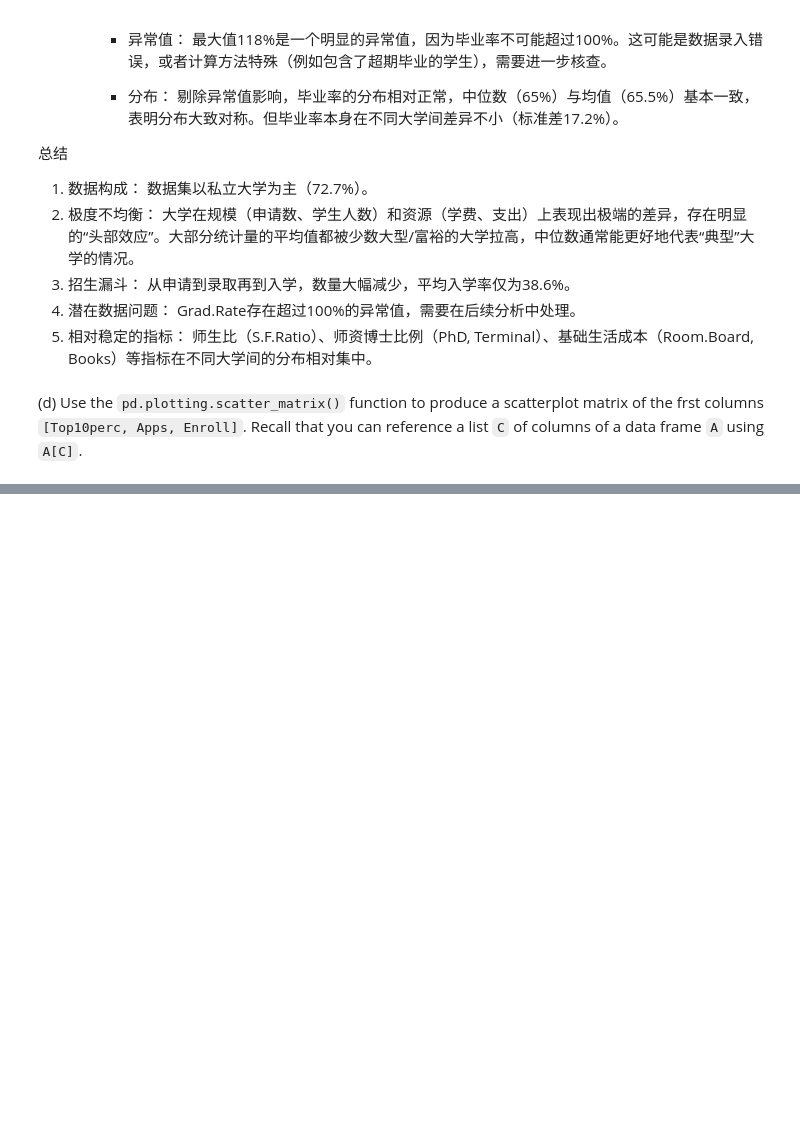
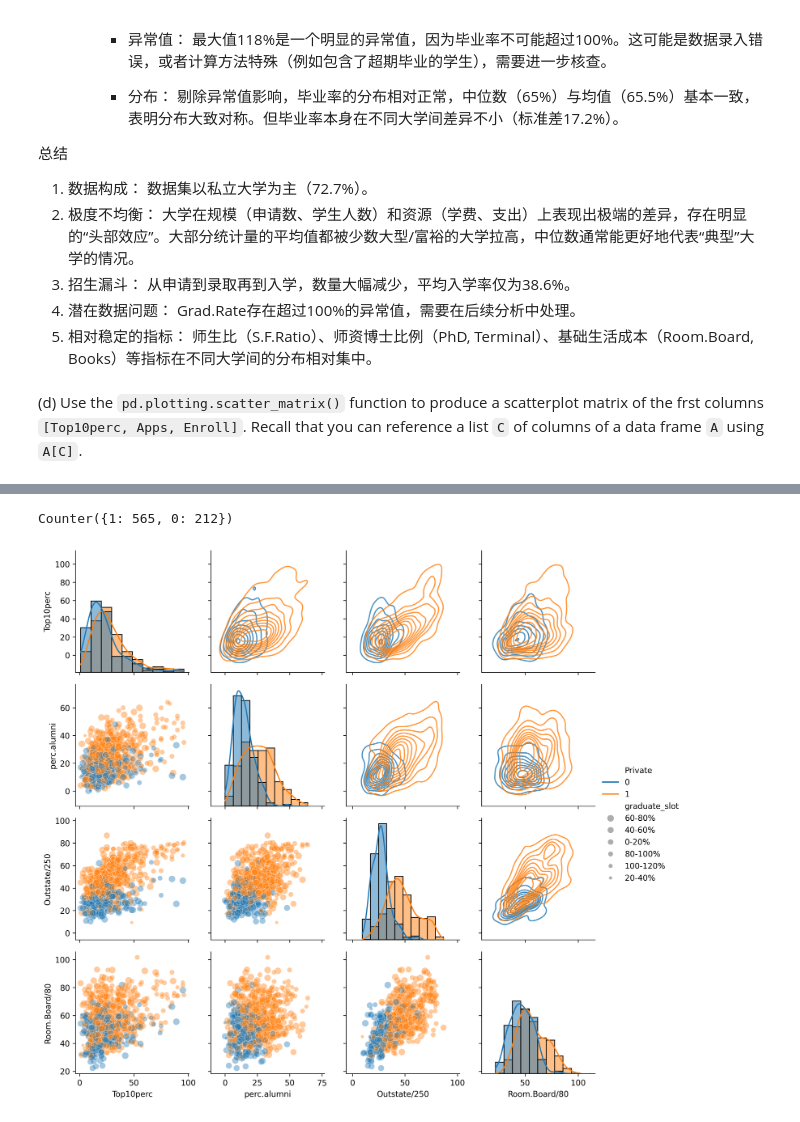
Before and after one commit to hrjtju/way_to_math, a Jupyter notebook: 3_Learn/2_Lectures/0_MachineLearning/1_Midterm_homework/2_code/hw1_applied.ipynb, the cells around one changed output, grey strips where cells are left out. Drawn from its saved outputs; the diff is of its cells as text; code cells hidden in the pictures; blank space fills up the shorter version.

```diff
--- a/3_Learn/2_Lectures/0_MachineLearning/1_Midterm_homework/2_code/hw1_applied.ipynb
+++ b/3_Learn/2_Lectures/0_MachineLearning/1_Midterm_homework/2_code/hw1_applied.ipynb
@@ -280,0 +283,7 @@ college
+# %%
+college_distilled = college[["Private", "Top10perc", "Outstate", "Room.Board", "perc.alumni", "graduate_slot"]]
+# %%
+college_distilled["Outstate/250"] = college_distilled["Outstate"] / 250
+college_distilled["Room.Board/80"] = college_distilled["Room.Board"] / 80
+
+college_distilled.drop(columns=["Outstate", "Room.Board"], inplace=True)
@@ -280,0 +305,21 @@ college
+# %%
+from collections import Counter
+
+Counter(college_distilled["Private"])
+# %% [output]
+Counter({1: 565, 0: 212})
+# %%
+weights = college_distilled["Private"].map({1: 0.273, 0:0.727})
+# %%
+from functools import partial
+
+g = sns.PairGrid(college_distilled, hue="Private");
+
+plt.gcf().set_dpi(300)
+
+g.map_diag(partial(sns.histplot, stat="density", weights=weights, kde=True));
+g.map_lower(sns.scatterplot, size=college_distilled["graduate_slot"], alpha=0.4);
+g.map_upper(sns.kdeplot, size=college_distilled["graduate_slot"], alpha=0.8);
+g.add_legend(title="", adjust_subtitles=True);
+# %% [output]
+[figure, added]
```
Also changed, not shown: parts of 20 cells of this notebook, 1 other file.
